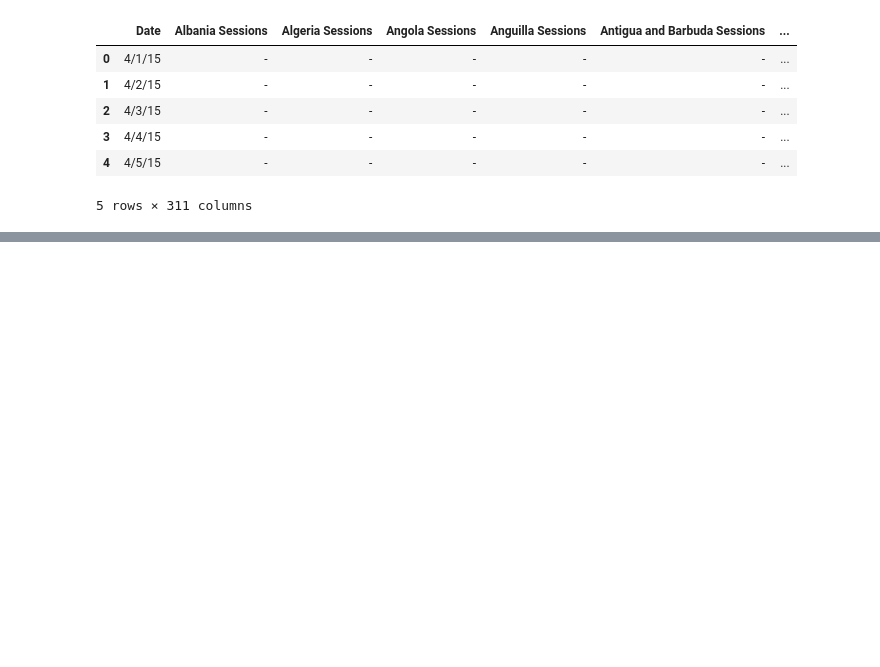
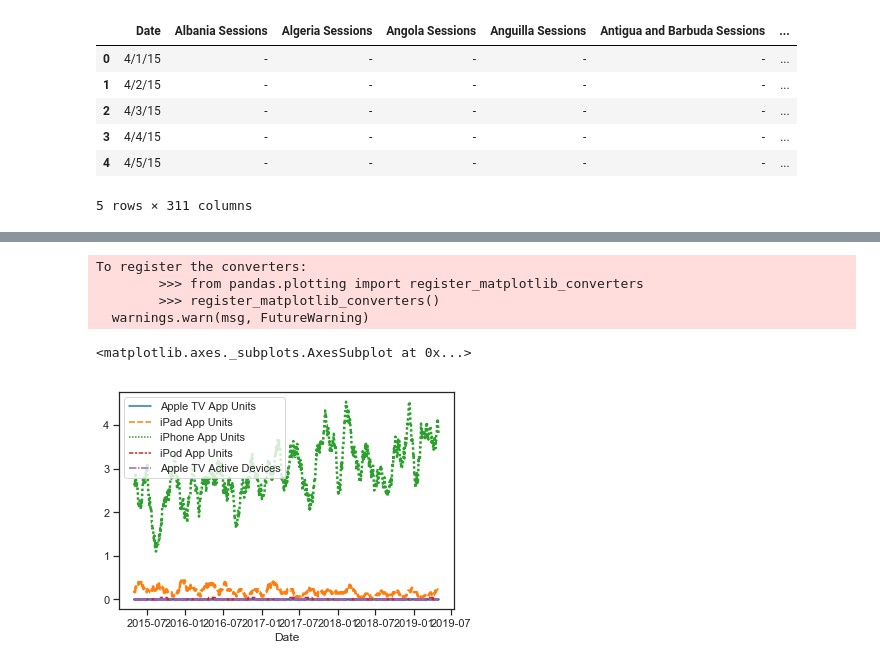
Before and after one commit to charles-yoon/sales-usage-model, a Jupyter notebook: sales-usage-model.ipynb, the cells around one changed output, grey strips where cells are left out. Saved outputs shown, nothing was run; the diff lists cells and outputs as text; code cells hidden in the pictures; blank space fills up the shorter version.

```diff
--- a/sales-usage-model.ipynb
+++ b/sales-usage-model.ipynb
@@ -1 +1,8 @@
+# %%
+import os
+import numpy as np
+import pandas as pd
+import seaborn as sns
+import matplotlib.pyplot as plt
+sns.set(style="ticks", color_codes=True)
 # %%
@@ -103,0 +112,12 @@ dataset.head()
+# %%
+# plot values
+# data2 = data.rolling(7).mean()
+data2 = dataset.rolling(30).mean()
+sns.lineplot(data=data2.iloc[:,0:5], palette="tab10", linewidth=2.5)
+# %% [output]
+To register the converters:
+        >>> from pandas.plotting import register_matplotlib_converters
+        >>> register_matplotlib_converters()
+  warnings.warn(msg, FutureWarning)
+<matplotlib.axes._subplots.AxesSubplot at 0x...>
+[figure, added]
```
Also changed, not shown: parts of 6 cells of this notebook, 9 other files.
